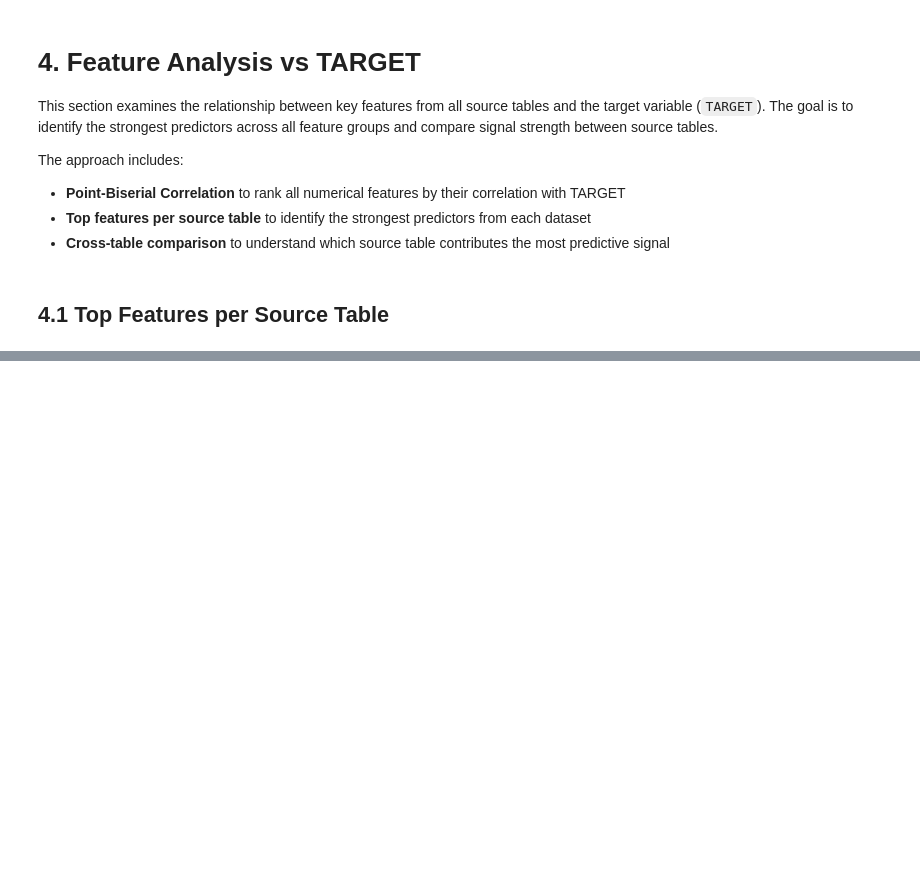
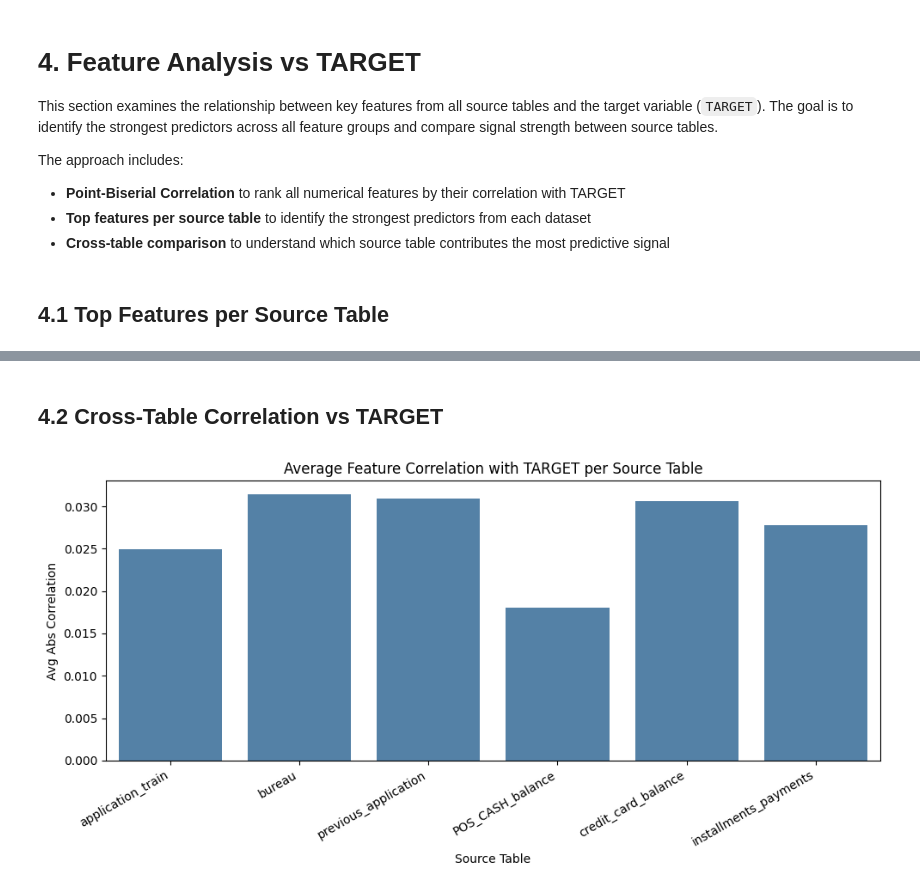
Before and after one commit to oknardo/Home_Credit_Scorecard_Model, a Jupyter notebook: MERGED_DATASET.ipynb, the cells around one changed output, grey strips where cells are left out. Saved outputs shown, nothing was run; the diff lists cells and outputs as text; code cells hidden in the pictures; blank space fills up the shorter version.

```diff
--- a/MERGED_DATASET.ipynb
+++ b/MERGED_DATASET.ipynb
@@ -681,0 +743,23 @@ ModuleNotFoundError: No module named 'scipy'
+# %% [markdown]
+## 4.2 Cross-Table Correlation vs TARGET
+# %%
+# Average correlation per source table
+avg_corr_by_source = {}
+for source, cols in feature_groups.items():
+    source_corr = df_corr[df_corr.index.isin(cols)]
+    if len(source_corr) > 0:
+        avg_corr_by_source[source] = source_corr['Abs_Correlation'].mean()
+
+# Visualization
+plt.figure(figsize=(10, 5))
+sns.barplot(x=list(avg_corr_by_source.keys()),
+            y=list(avg_corr_by_source.values()),
+            color='steelblue')
+plt.title('Average Feature Correlation with TARGET per Source Table')
+plt.ylabel('Avg Abs Correlation')
+plt.xlabel('Source Table')
+plt.xticks(rotation=30, ha='right')
+plt.tight_layout()
+plt.show()
+# %% [output]
+[figure, added]
```
Also changed, not shown: parts of 3 cells of this notebook.
